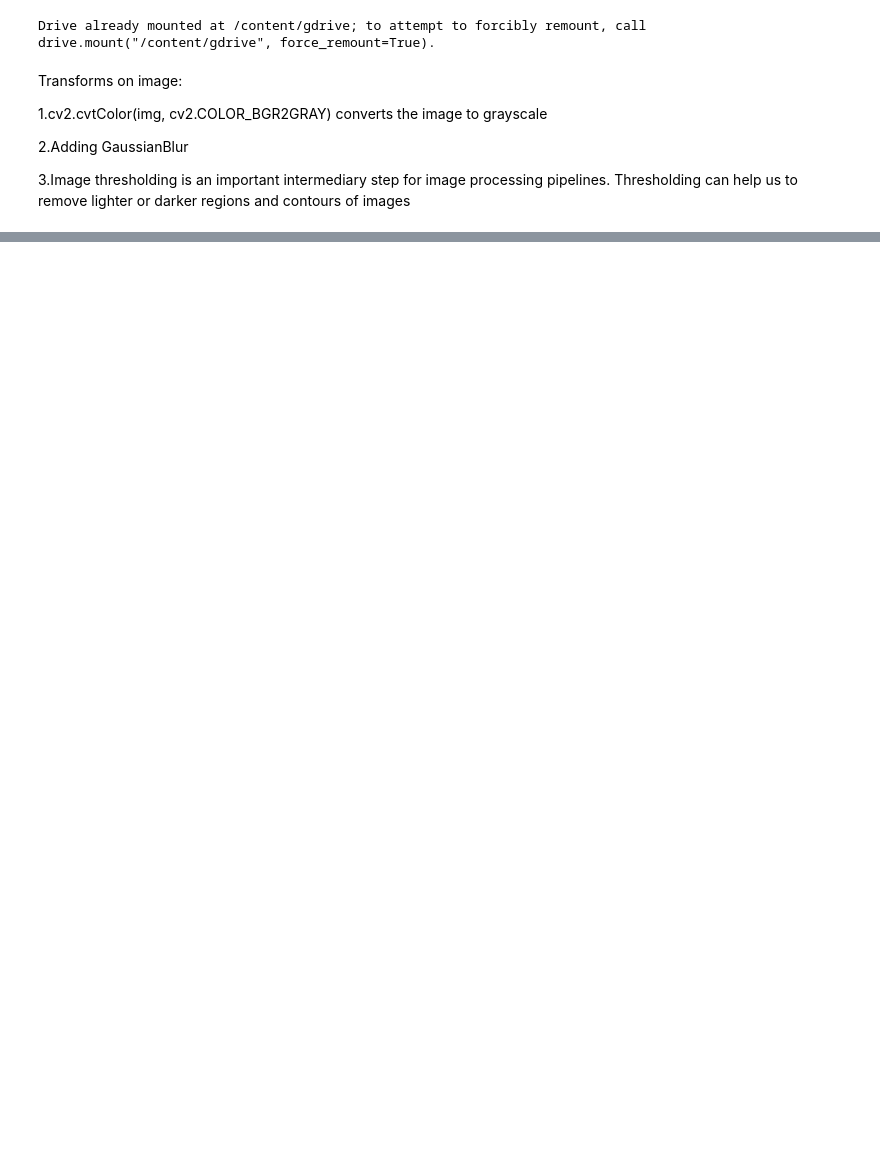
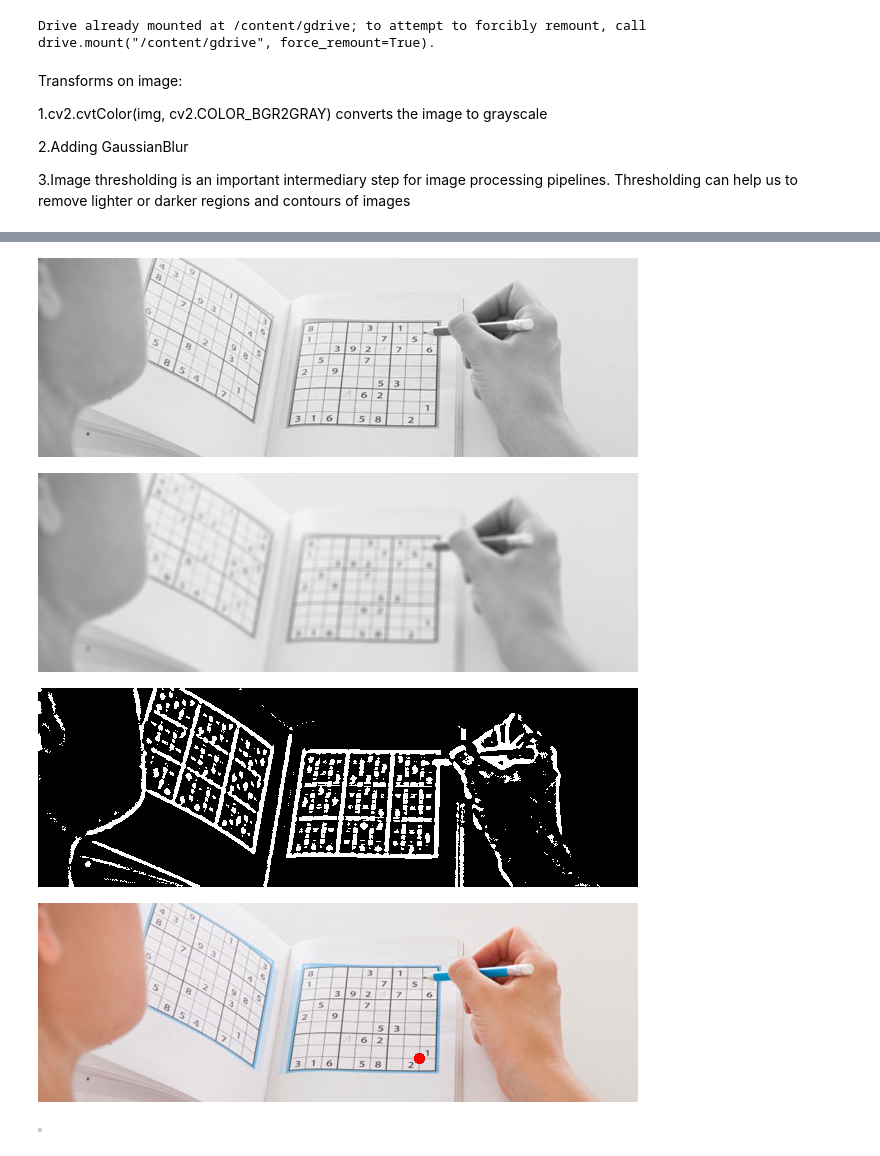
Before and after one commit to shreyas1209/Sudoku_Solver_App, a Jupyter notebook: sudoku_detector.ipynb, the cells around one changed output, grey strips where cells are left out. Cells and saved outputs as stored; diff of their text form; code cells hidden in the pictures; blank space fills up the shorter version.

```diff
--- a/sudoku_detector.ipynb
+++ b/sudoku_detector.ipynb
@@ -12,6 +12,9 @@ Drive already mounted at /content/gdrive; to attempt to forcibly remount, call d
 # %%
 image = cv2.imread('/content/gdrive/MyDrive/Sudoku/sample_sudoku.jpg')
 image1 = cv2.imread('/content/gdrive/MyDrive/Sudoku/sample_sudoku_1.jpg')
+image2 = cv2.imread('/content/gdrive/MyDrive/Sudoku/sample_sudoku_2.jpg')
+image3 = cv2.imread('/content/gdrive/MyDrive/Sudoku/sample_sudoku_3.jpg')
+image4 = cv2.imread('/content/gdrive/MyDrive/Sudoku/sample_sudoku_4.jpg')
 # %% [markdown]
 Transforms on image:
 
@@ -58,0 +73,8 @@ sudoku_detector(image1)
+# %%
+sudoku_detector(image2)
+# %% [output]
+[figure, added]
+[figure, added]
+[figure, added]
+[figure, added]
+[figure, added]
```
Also changed, not shown: parts of 5 cells of this notebook.
